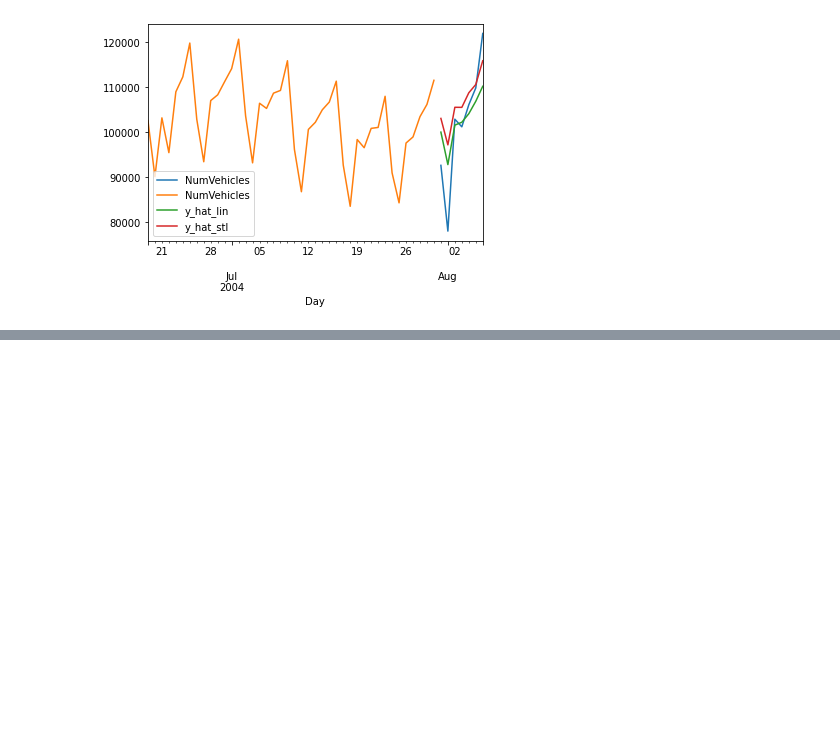
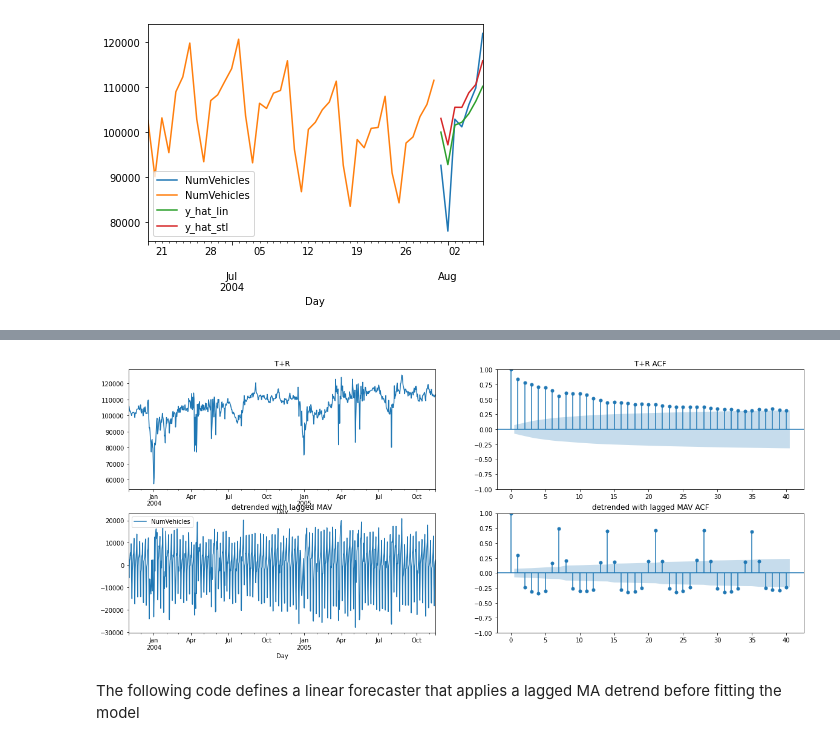
Before and after one commit to nepslor/teaching, a Jupyter notebook: TimeSeriesForecasting/solutions/inducing_stationarity.ipynb, the cells around one changed output, grey strips where cells are left out. Saved outputs shown, nothing was run; the diff lists cells and outputs as text; code cells hidden in the pictures; blank space fills up the shorter version.

```diff
--- a/TimeSeriesForecasting/solutions/inducing_stationarity.ipynb
+++ b/TimeSeriesForecasting/solutions/inducing_stationarity.ipynb
@@ -262,0 +291,16 @@ dtype: float64
+# %%
+seasonality = 7
+trend = lagged_mav(data, seasonality)
+fig, ax = plt.subplots(2, 2 , figsize=(20, 8))
+
+(res.trend+res.resid).plot(ax=ax[0, 0], title='T+R')
+(data-trend).plot(ax=ax[1, 0], title='detrended with lagged MAV')
+
+
+import statsmodels.api as sm
+_ = sm.graphics.tsa.plot_acf(res.trend+res.resid, lags=40, ax=ax[0, 1], title='T+R ACF')
+_ = sm.graphics.tsa.plot_acf(data-trend, lags=40, ax=ax[1, 1], title='detrended with lagged MAV ACF')
+# %% [output]
+[figure, added]
+# %% [markdown]
+The following code defines a linear forecaster that applies a lagged MA detrend before fitting the model
```
Also changed, not shown: parts of 9 cells of this notebook.
